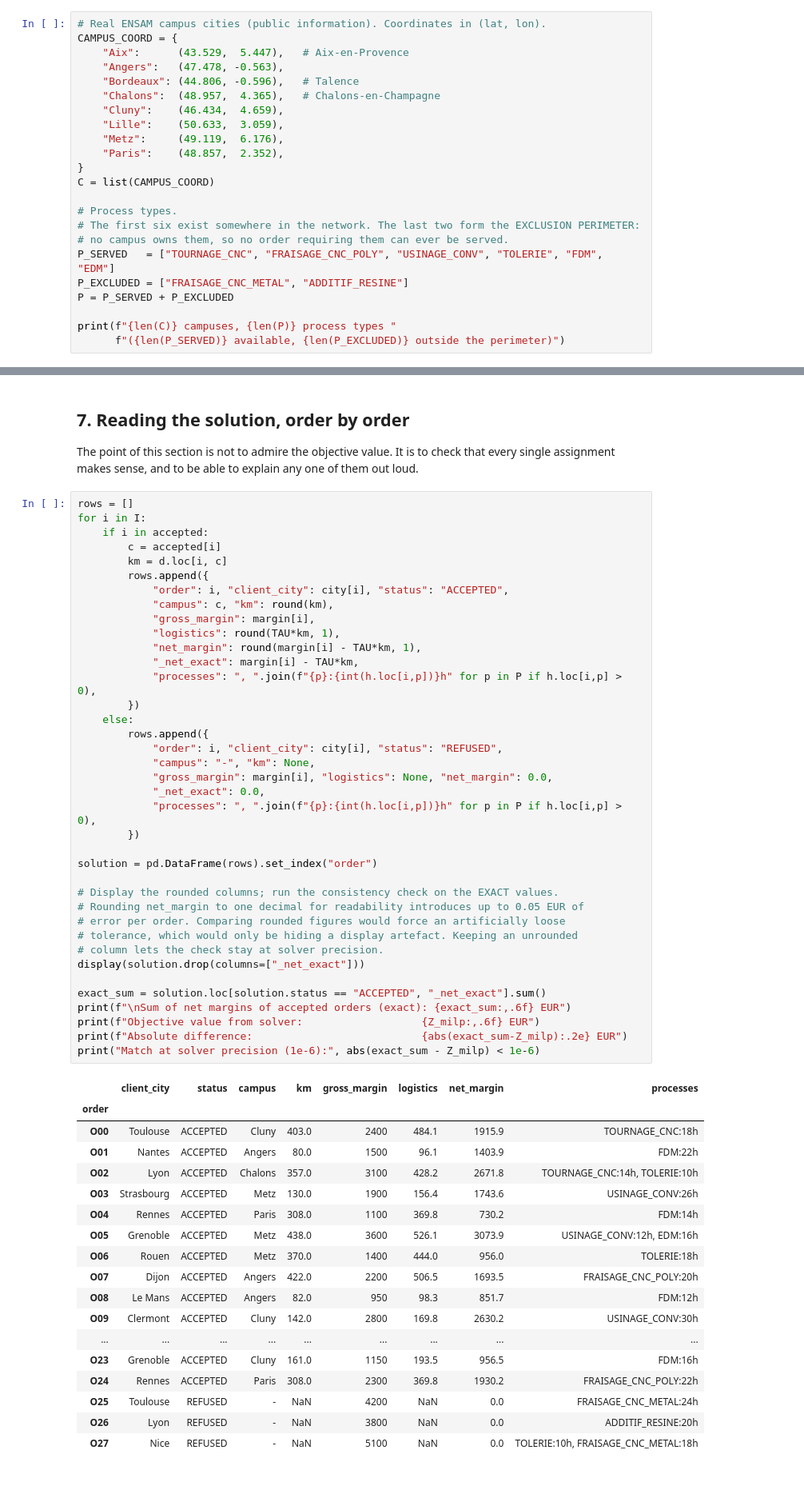
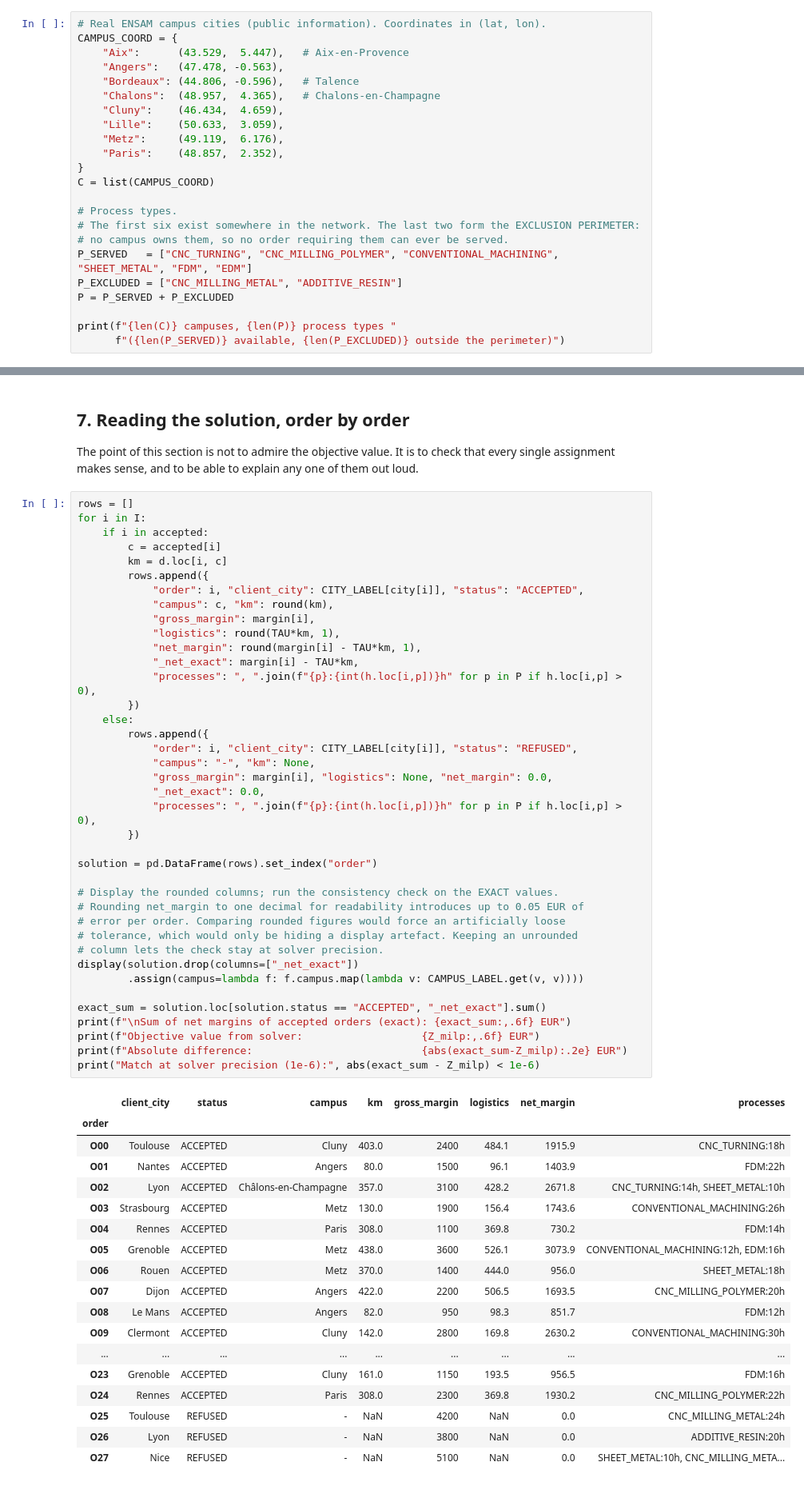
Before and after one commit to TomDemir/multi-site-capacity-allocation-milp, a Jupyter notebook: MILP_Capacity_Allocation_final.ipynb, the cells around one changed output, grey strips where cells are left out. Shown at 80% size. Drawn from its saved outputs; the diff is of its cells as text.

```diff
--- a/MILP_Capacity_Allocation_final.ipynb
+++ b/MILP_Capacity_Allocation_final.ipynb
@@ -212,8 +212,8 @@ C = list(CAMPUS_COORD)
 # Process types.
 # The first six exist somewhere in the network. The last two form the EXCLUSION PERIMETER:
 # no campus owns them, so no order requiring them can ever be served.
-P_SERVED   = ["TOURNAGE_CNC", "FRAISAGE_CNC_POLY", "USINAGE_CONV", "TOLERIE", "FDM", "EDM"]
-P_EXCLUDED = ["FRAISAGE_CNC_METAL", "ADDITIF_RESINE"]
+P_SERVED   = ["CNC_TURNING", "CNC_MILLING_POLYMER", "CONVENTIONAL_MACHINING", "SHEET_METAL", "FDM", "EDM"]
+P_EXCLUDED = ["CNC_MILLING_METAL", "ADDITIVE_RESIN"]
 P = P_SERVED + P_EXCLUDED
 
 print(f"{len(C)} campuses, {len(P)} process types "
@@ -530,56 +541,57 @@ for i in I:
         c = accepted[i]
         km = d.loc[i, c]
         rows.append({
-            "order": i, "client_city": city[i], "status": "ACCEPTED",
+            "order": i, "client_city": CITY_LABEL[city[i]], "status": "ACCEPTED",
             "campus": c, "km": round(km),
             "gross_margin": margin[i],
             "logistics": round(TAU*km, 1),
             "net_margin": round(margin[i] - TAU*km, 1),
             "_net_exact": margin[i] - TAU*km,
             "processes": ", ".join(f"{p}:{int(h.loc[i,p])}h" for p in P if h.loc[i,p] > 0),
         })
     else:
         rows.append({
-            "order": i, "client_city": city[i], "status": "REFUSED",
+            "order": i, "client_city": CITY_LABEL[city[i]], "status": "REFUSED",
             "campus": "-", "km": None,
             "gross_margin": margin[i], "logistics": None, "net_margin": 0.0,
             "_net_exact": 0.0,
             "processes": ", ".join(f"{p}:{int(h.loc[i,p])}h" for p in P if h.loc[i,p] > 0),
         })
 
 solution = pd.DataFrame(rows).set_index("order")
 
 # Display the rounded columns; run the consistency check on the EXACT values.
 # Rounding net_margin to one decimal for readability introduces up to 0.05 EUR of
 # error per order. Comparing rounded figures would force an artificially loose
 # tolerance, which would only be hiding a display artefact. Keeping an unrounded
 # column lets the check stay at solver precision.
-display(solution.drop(columns=["_net_exact"]))
+display(solution.drop(columns=["_net_exact"])
+        .assign(campus=lambda f: f.campus.map(lambda v: CAMPUS_LABEL.get(v, v))))
 
 exact_sum = solution.loc[solution.status == "ACCEPTED", "_net_exact"].sum()
 print(f"\nSum of net margins of accepted orders (exact): {exact_sum:,.6f} EUR")
 print(f"Objective value from solver:                   {Z_milp:,.6f} EUR")
 print(f"Absolute difference:                           {abs(exact_sum-Z_milp):.2e} EUR")
 print("Match at solver precision (1e-6):", abs(exact_sum - Z_milp) < 1e-6)
 # %% [output]
 |  | client_city | status | campus | km | gross_margin | logistics | net_margin | processes |
 | order |  |  |  |  |  |  |  |  |
-| O00 | Toulouse | ACCEPTED | Cluny | 403.0 | 2400 | 484.1 | 1915.9 | TOURNAGE_CNC:18h |
+| O00 | Toulouse | ACCEPTED | Cluny | 403.0 | 2400 | 484.1 | 1915.9 | CNC_TURNING:18h |
 | O01 | Nantes | ACCEPTED | Angers | 80.0 | 1500 | 96.1 | 1403.9 | FDM:22h |
-| O02 | Lyon | ACCEPTED | Chalons | 357.0 | 3100 | 428.2 | 2671.8 | TOURNAGE_CNC:14h, TOLERIE:10h |
-| O03 | Strasbourg | ACCEPTED | Metz | 130.0 | 1900 | 156.4 | 1743.6 | USINAGE_CONV:26h |
+| O02 | Lyon | ACCEPTED | Châlons-en-Champagne | 357.0 | 3100 | 428.2 | 2671.8 | CNC_TURNING:14h, SHEET_METAL:10h |
+| O03 | Strasbourg | ACCEPTED | Metz | 130.0 | 1900 | 156.4 | 1743.6 | CONVENTIONAL_MACHINING:26h |
 | O04 | Rennes | ACCEPTED | Paris | 308.0 | 1100 | 369.8 | 730.2 | FDM:14h |
-| O05 | Grenoble | ACCEPTED | Metz | 438.0 | 3600 | 526.1 | 3073.9 | USINAGE_CONV:12h, EDM:16h |
-| O06 | Rouen | ACCEPTED | Metz | 370.0 | 1400 | 444.0 | 956.0 | TOLERIE:18h |
-| O07 | Dijon | ACCEPTED | Angers | 422.0 | 2200 | 506.5 | 1693.5 | FRAISAGE_CNC_POLY:20h |
+| O05 | Grenoble | ACCEPTED | Metz | 438.0 | 3600 | 526.1 | 3073.9 | CONVENTIONAL_MACHINING:12h, EDM:16h |
+| O06 | Rouen | ACCEPTED | Metz | 370.0 | 1400 | 444.0 | 956.0 | SHEET_METAL:18h |
+| O07 | Dijon | ACCEPTED | Angers | 422.0 | 2200 | 506.5 | 1693.5 | CNC_MILLING_POLYMER:20h |
 | O08 | Le Mans | ACCEPTED | Angers | 82.0 | 950 | 98.3 | 851.7 | FDM:12h |
-| O09 | Clermont | ACCEPTED | Cluny | 142.0 | 2800 | 169.8 | 2630.2 | USINAGE_CONV:30h |
+| O09 | Clermont | ACCEPTED | Cluny | 142.0 | 2800 | 169.8 | 2630.2 | CONVENTIONAL_MACHINING:30h |
 | ... | ... | ... | ... | ... | ... | ... | ... | ... |
 | O23 | Grenoble | ACCEPTED | Cluny | 161.0 | 1150 | 193.5 | 956.5 | FDM:16h |
-| O24 | Rennes | ACCEPTED | Paris | 308.0 | 2300 | 369.8 | 1930.2 | FRAISAGE_CNC_POLY:22h |
-| O25 | Toulouse | REFUSED | - | NaN | 4200 | NaN | 0.0 | FRAISAGE_CNC_METAL:24h |
-| O26 | Lyon | REFUSED | - | NaN | 3800 | NaN | 0.0 | ADDITIF_RESINE:20h |
-| O27 | Nice | REFUSED | - | NaN | 5100 | NaN | 0.0 | TOLERIE:10h, FRAISAGE_CNC_METAL:18h |
+| O24 | Rennes | ACCEPTED | Paris | 308.0 | 2300 | 369.8 | 1930.2 | CNC_MILLING_POLYMER:22h |
+| O25 | Toulouse | REFUSED | - | NaN | 4200 | NaN | 0.0 | CNC_MILLING_METAL:24h |
+| O26 | Lyon | REFUSED | - | NaN | 3800 | NaN | 0.0 | ADDITIVE_RESIN:20h |
+| O27 | Nice | REFUSED | - | NaN | 5100 | NaN | 0.0 | SHEET_METAL:10h, CNC_MILLING_META... |
 Sum of net margins of accepted orders (exact): 40,628.636765 EUR
 Objective value from solver:                   40,628.636765 EUR
 Absolute difference:                           7.28e-12 EUR
```
Also changed, not shown: parts of 12 cells of this notebook.
